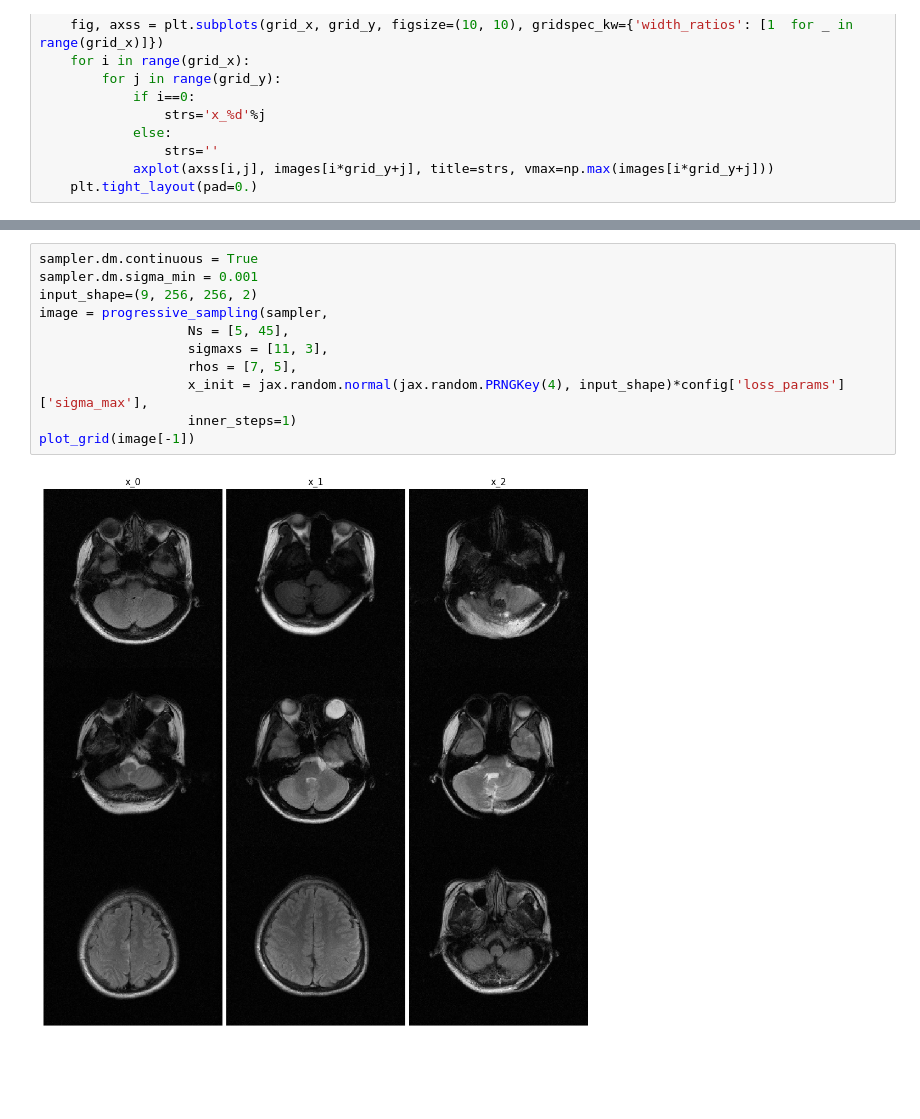
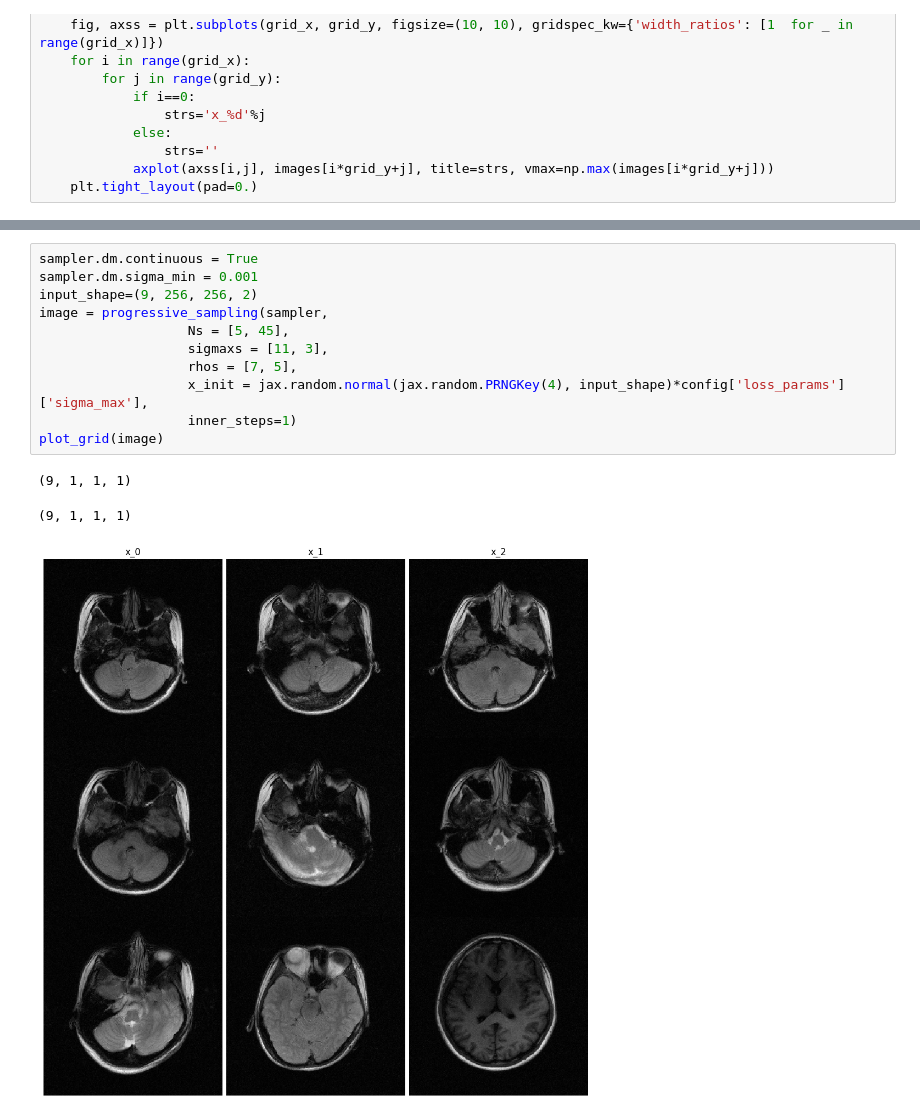
Before and after one commit to ggluo/mitax, a Jupyter notebook: examples/brain/brain_sampler.ipynb, the cells around one changed output, grey strips where cells are left out. Drawn from its saved outputs; the diff is of its cells as text; blank space fills up the shorter version.

```diff
--- a/examples/brain/brain_sampler.ipynb
+++ b/examples/brain/brain_sampler.ipynb
@@ -69,16 +71,18 @@ plot_grid(image[-1])
 # %%
 sampler.dm.continuous = True
 sampler.dm.sigma_min = 0.001
 input_shape=(9, 256, 256, 2)
 image = progressive_sampling(sampler,
                    Ns = [5, 45],
                    sigmaxs = [11, 3],
                    rhos = [7, 5],
                    x_init = jax.random.normal(jax.random.PRNGKey(4), input_shape)*config['loss_params']['sigma_max'],
                    inner_steps=1)
-plot_grid(image[-1])
+plot_grid(image)
 # %% [output]
+(9, 1, 1, 1)
+(9, 1, 1, 1)
-[figure, old version]
+[figure, new version]
 # %%
 sampler.dm.continuous = True
 sampler.dm.N = 100
```
Also changed, not shown: parts of 4 cells of this notebook, 3 other files.
